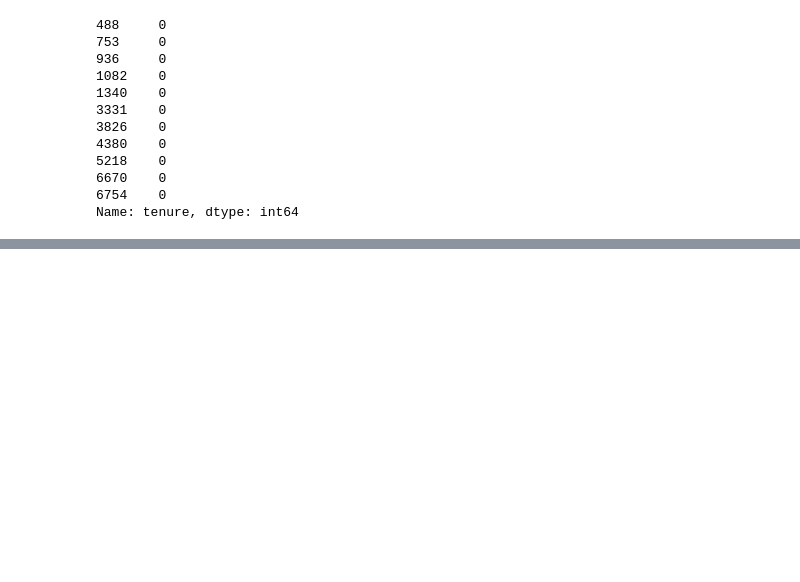
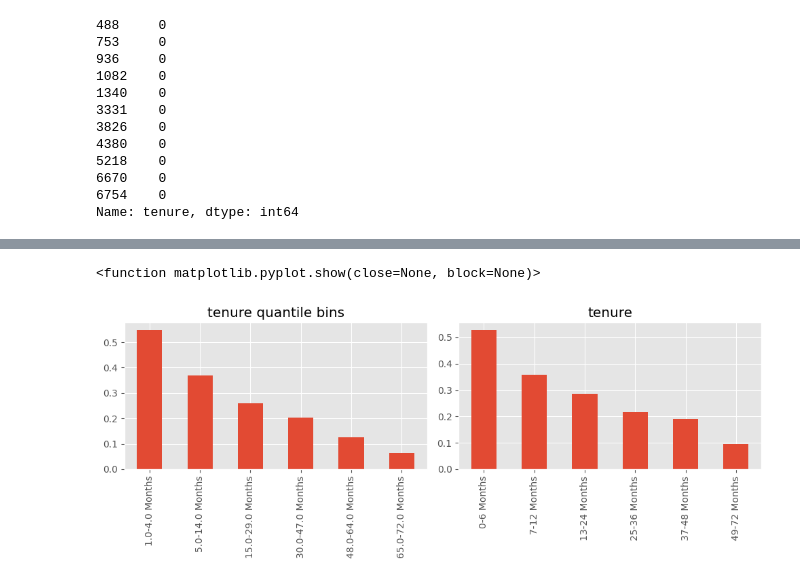
Before and after one commit to davidlvt6992/customer-churn-prediction, a Jupyter notebook: notebooks/01_eda.ipynb, the cells around one changed output, grey strips where cells are left out. Saved outputs shown, nothing was run; the diff lists cells and outputs as text; code cells hidden in the pictures; blank space fills up the shorter version.

```diff
--- a/notebooks/01_eda.ipynb
+++ b/notebooks/01_eda.ipynb
@@ -840,0 +364,32 @@ clean_df.query('MonthlyCharges != TotalCharges')
+# %%
+# quantile check of previous churn trend
+tenure_quant = clean_df.copy()
+q_bins = 6
+
+tenure_quant['tenure'], tenure_quant_bins = pd.qcut(
+    tenure_quant["tenure"],
+    q=q_bins,
+    retbins=True
+)
+tenure_quant_labels = [f"{tenure_quant_bins[i] + 1}-{tenure_quant_bins[i+1]} Months" for i in range(len(tenure_quant_bins) - 1)]
+tenure_quant_analysis = (
+    tenure_quant.groupby("tenure", observed=True)
+      .agg(
+          All=("Churn", "size"),
+          Churned=("Churn", lambda x: (x == "Yes").sum()),
+          NotChurned=("Churn", lambda x: (x == "No").sum()),
+          ChurnRate=("Churn", lambda x: (x == "Yes").mean())
+      )
+)
+
+tenure_quant_analysis.index = tenure_quant_labels
+
+fig, axes = plt.subplots(1, 2, figsize=(10, 4))
+tenure_quant_analysis["ChurnRate"].plot(kind="bar", ax=axes[0], title="tenure quantile bins")
+info_table['ChurnRate'].plot(kind="bar", ax=axes[1], title="tenure")
+
+fig.tight_layout()
+plt.show
+# %% [output]
+<function matplotlib.pyplot.show(close=None, block=None)>
+[figure, added]
```
Also changed, not shown: parts of 74 cells of this notebook.
